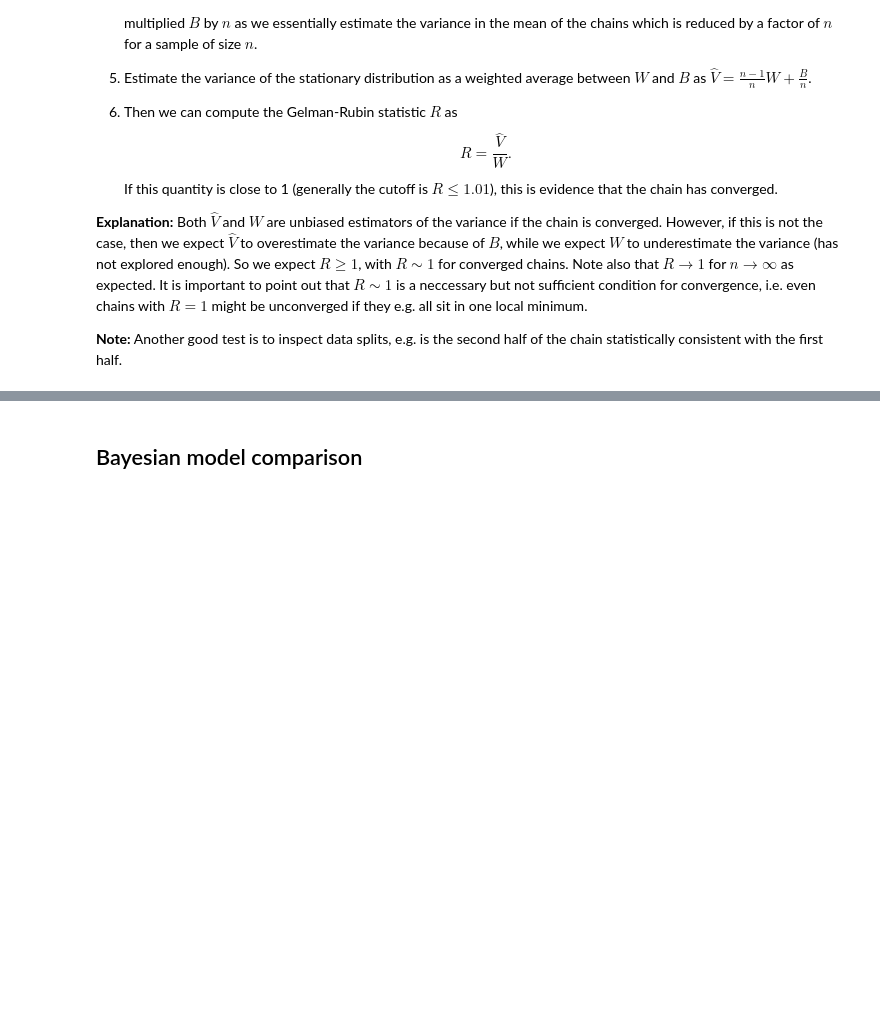
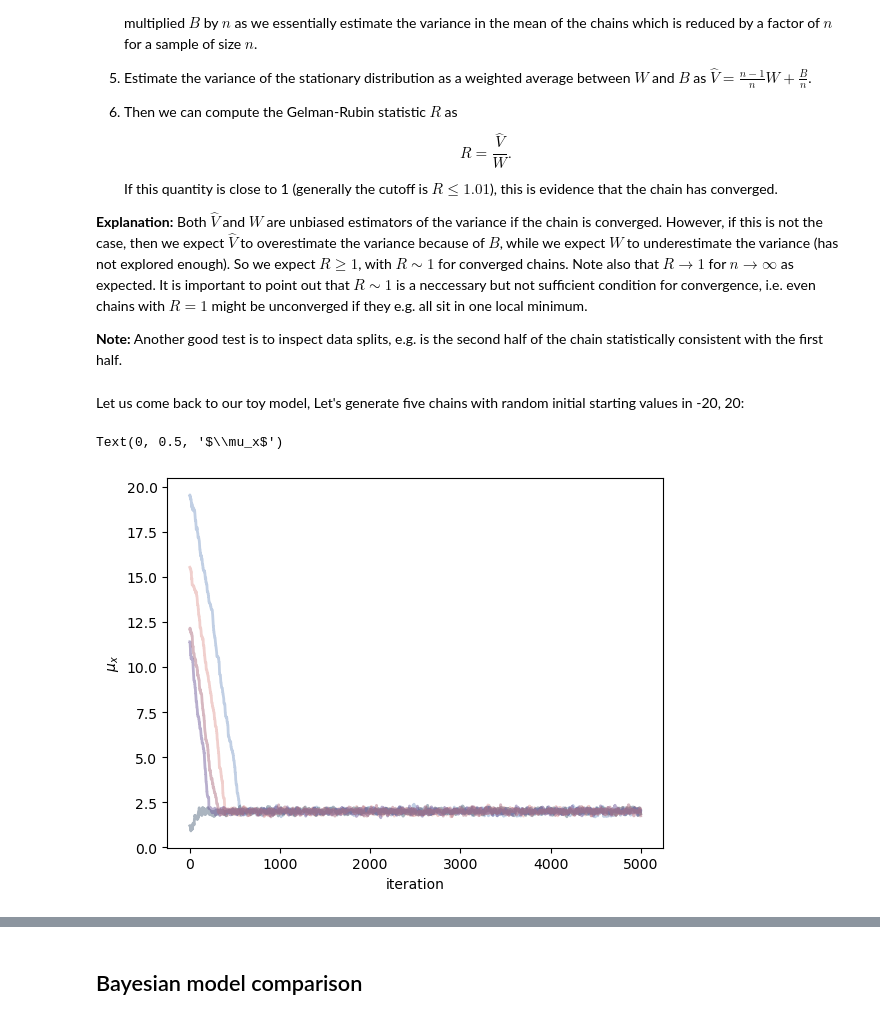
Before and after one commit to hou-physics/stat_methods_AIfA_2024_group_07, a Jupyter notebook: lecture_09/L09_MCMC-analysis.ipynb, the cells around one changed output, grey strips where cells are left out. Drawn from its saved outputs; the diff is of its cells as text; code cells hidden in the pictures; blank space fills up the shorter version.

```diff
--- a/lecture_09/L09_MCMC-analysis.ipynb
+++ b/lecture_09/L09_MCMC-analysis.ipynb
@@ -169,3 +180,28 @@ The procedure is as follows:
 **Explanation:** Both $\hat{V}$ and $W$ are unbiased estimators of the variance if the chain is converged. However, if this is not the case, then we expect $\hat{V}$ to overestimate the variance because of $B$, while we expect $W$ to underestimate the variance (has not explored enough). So we expect $R\geq1$, with $R\sim1$ for converged chains. Note also that $R\to1$ for $n\to\infty$ as expected. It is important to point out that $R\sim1$ is a neccessary but not sufficient condition for convergence, i.e. even chains with $R=1$ might be unconverged if they e.g. all sit in one local minimum.
 
 **Note:** Another good test is to inspect data splits, e.g. is the second half of the chain statistically consistent with the first half.
+# %% [markdown]
+Let us come back to our toy model, Let's generate five chains with random initial starting values in -20, 20:
+# %%
+# Random intial position
+initx = np.random.uniform(low=-20, high=20, size=5)
+inity = np.random.uniform(low=-20, high=20, size=5)
+
+# proposal
+cov = np.array([[0.01, 0], [0,0.13]])
+
+# run sampler
+chain_arr = np.zeros((5, 5000, 2))
+likes_arr = np.zeros((5, 5000))
+for i in range(5):
+    init = np.array([initx[i], inity[i]])
+    chain_arr[i, :], likes_arr[i, :] = MHsampler(like, init, cov, 5000)
+# %%
+colors = ['#e3a19c', '#85a1ca', '#596d82', '#725e9c', '#AE7182']
+for i in range(5):
+    plt.plot(chain_arr[i, :, 0], linewidth=2, color=colors[i], alpha=0.5)
+plt.xlabel('iteration')
+plt.ylabel(r'$\mu_x$')
+# %% [output]
+Text(0, 0.5, '$\\mu_x$')
+[figure, added]
```
Also changed, not shown: parts of 24 cells of this notebook.
